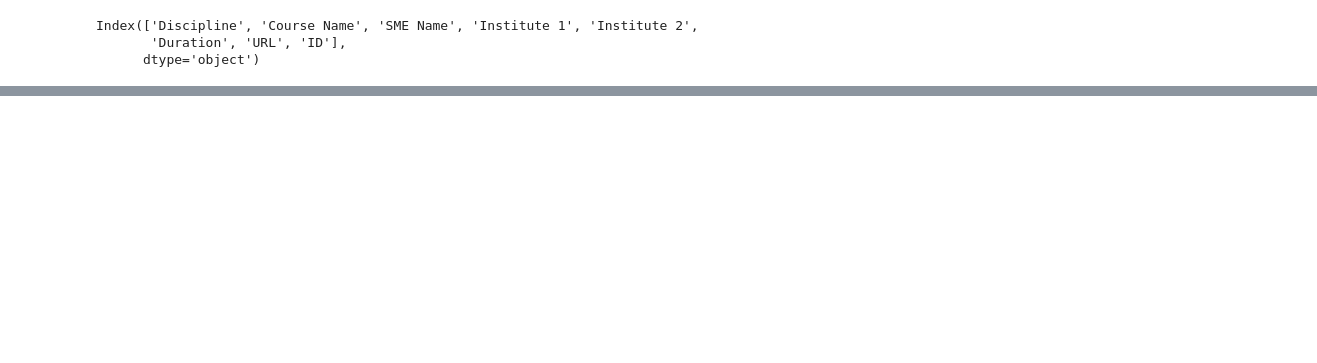
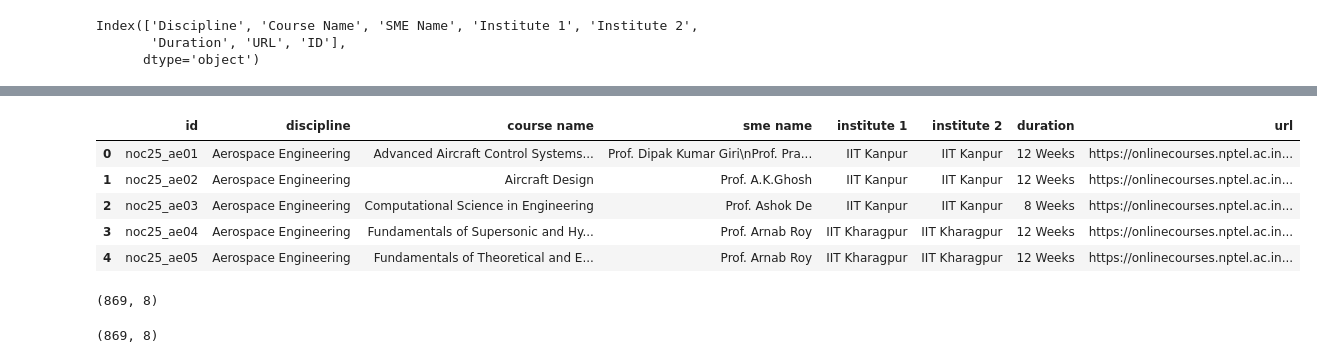
Before and after one commit to Khan-Ramsha/CourseNode, a Jupyter notebook: backend/notebooks/nptel-scrape.ipynb, the cells around one changed output, grey strips where cells are left out. Cells and saved outputs as stored; diff of their text form; code cells hidden in the pictures; blank space fills up the shorter version.

```diff
--- a/backend/notebooks/nptel-scrape.ipynb
+++ b/backend/notebooks/nptel-scrape.ipynb
@@ -208,8 +204,9 @@ data.head()
 | 3 | noc25_ae04 | Aerospace Engineering | Fundamentals of Supersonic and Hy... | Prof. Arnab Roy | IIT Kharagpur | IIT Kharagpur | 12 Weeks | https://onlinecourses.nptel.ac.in... |
 | 4 | noc25_ae05 | Aerospace Engineering | Fundamentals of Theoretical and E... | Prof. Arnab Roy | IIT Kharagpur | IIT Kharagpur | 12 Weeks | https://onlinecourses.nptel.ac.in... |
 # %%
-cse_data = data[data['Discipline'].isin(['Computer Science and Engineering', 'Computer Science', 'Electrical Engineering'])]
-
-cse_data
+# data_jan25 = data[data['Discipline'].isin(['Computer Science and Engineering', 'Computer Science', 'Electrical Engineering'])]
+data_jan25 = data
+data_jan25.reset_index(drop=True, inplace=True)
+data_jan25
 # %% [output]
 |  | ID | Discipline | Course Name | SME Name | Institute 1 | Institute 2 | Duration | URL |
@@ -229,0 +352,18 @@ cse_data.to_csv("cse-jan-apr-2025.csv", index=False)
+# %%
+data_jan25.columns = map(str.lower, data_jan25.columns)
+data_jan25.head()
+# %% [output]
+|  | id | discipline | course name | sme name | institute 1 | institute 2 | duration | url |
+| 0 | noc25_ae01 | Aerospace Engineering | Advanced Aircraft Control Systems... | Prof. Dipak Kumar Giri\nProf. Pra... | IIT Kanpur | IIT Kanpur | 12 Weeks | https://onlinecourses.nptel.ac.in... |
+| 1 | noc25_ae02 | Aerospace Engineering | Aircraft Design | Prof. A.K.Ghosh | IIT Kanpur | IIT Kanpur | 12 Weeks | https://onlinecourses.nptel.ac.in... |
+| 2 | noc25_ae03 | Aerospace Engineering | Computational Science in Engineering | Prof. Ashok De | IIT Kanpur | IIT Kanpur | 8 Weeks | https://onlinecourses.nptel.ac.in... |
+| 3 | noc25_ae04 | Aerospace Engineering | Fundamentals of Supersonic and Hy... | Prof. Arnab Roy | IIT Kharagpur | IIT Kharagpur | 12 Weeks | https://onlinecourses.nptel.ac.in... |
+| 4 | noc25_ae05 | Aerospace Engineering | Fundamentals of Theoretical and E... | Prof. Arnab Roy | IIT Kharagpur | IIT Kharagpur | 12 Weeks | https://onlinecourses.nptel.ac.in... |
+# %%
+data_jan25.shape
+# %% [output]
+(869, 8)
+# %%
+final_df.shape
+# %% [output]
+(869, 8)
```
Also changed, not shown: parts of 19 cells of this notebook, 1 other file.
